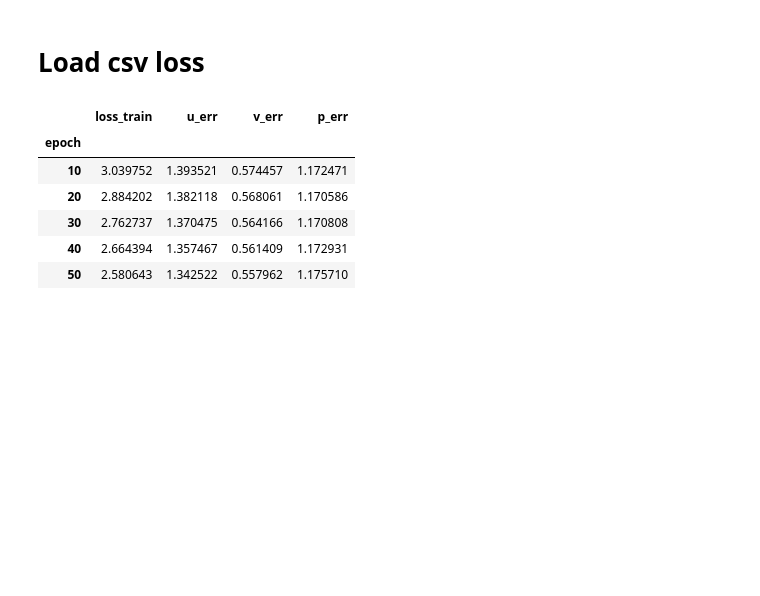
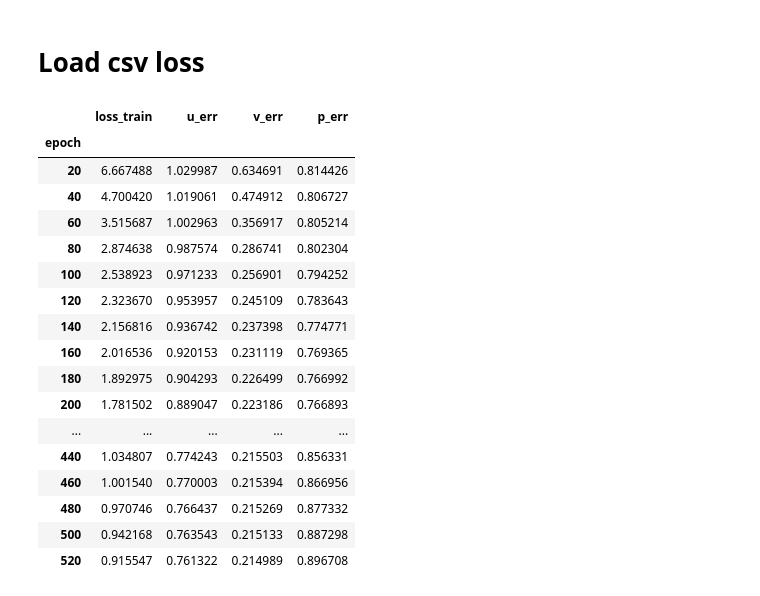
Before and after one commit to sedykh-ag/kovasznay_quantum, a Jupyter notebook: distr/testing.ipynb, the cells around one changed output. Cells and saved outputs as stored; diff of their text form; code cells hidden in the pictures; blank space fills up the shorter version.

```diff
--- a/distr/testing.ipynb
+++ b/distr/testing.ipynb
@@ -108,15 +106,26 @@ Executed in 44.93 sec.
 import pandas as pd
 import matplotlib.pyplot as plt
 # %%
-df_q = pd.read_csv("models/big_qmodel/log.csv", index_col="epoch")
-df_c = pd.read_csv("models/classic_1000e_new/log.csv", index_col="epoch")
+df_q = pd.read_csv("models/quantum_1000e_tanh/log.csv", index_col="epoch")
+df_c = pd.read_csv("models/quantum_1000e_relu/log.csv", index_col="epoch")
 # %%
-df_q.head()
+df_q
 # %% [output]
 |  | loss_train | u_err | v_err | p_err |
 | epoch |  |  |  |  |
-| 10 | 3.039752 | 1.393521 | 0.574457 | 1.172471 |
-| 20 | 2.884202 | 1.382118 | 0.568061 | 1.170586 |
-| 30 | 2.762737 | 1.370475 | 0.564166 | 1.170808 |
-| 40 | 2.664394 | 1.357467 | 0.561409 | 1.172931 |
-| 50 | 2.580643 | 1.342522 | 0.557962 | 1.175710 |
+| 20 | 6.667488 | 1.029987 | 0.634691 | 0.814426 |
+| 40 | 4.700420 | 1.019061 | 0.474912 | 0.806727 |
+| 60 | 3.515687 | 1.002963 | 0.356917 | 0.805214 |
+| 80 | 2.874638 | 0.987574 | 0.286741 | 0.802304 |
+| 100 | 2.538923 | 0.971233 | 0.256901 | 0.794252 |
+| 120 | 2.323670 | 0.953957 | 0.245109 | 0.783643 |
+| 140 | 2.156816 | 0.936742 | 0.237398 | 0.774771 |
+| 160 | 2.016536 | 0.920153 | 0.231119 | 0.769365 |
+| 180 | 1.892975 | 0.904293 | 0.226499 | 0.766992 |
+| 200 | 1.781502 | 0.889047 | 0.223186 | 0.766893 |
+| ... | ... | ... | ... | ... |
+| 440 | 1.034807 | 0.774243 | 0.215503 | 0.856331 |
+| 460 | 1.001540 | 0.770003 | 0.215394 | 0.866956 |
+| 480 | 0.970746 | 0.766437 | 0.215269 | 0.877332 |
+| 500 | 0.942168 | 0.763543 | 0.215133 | 0.887298 |
+| 520 | 0.915547 | 0.761322 | 0.214989 | 0.896708 |
```
Also changed, not shown: parts of 16 cells of this notebook, 26 other files.
